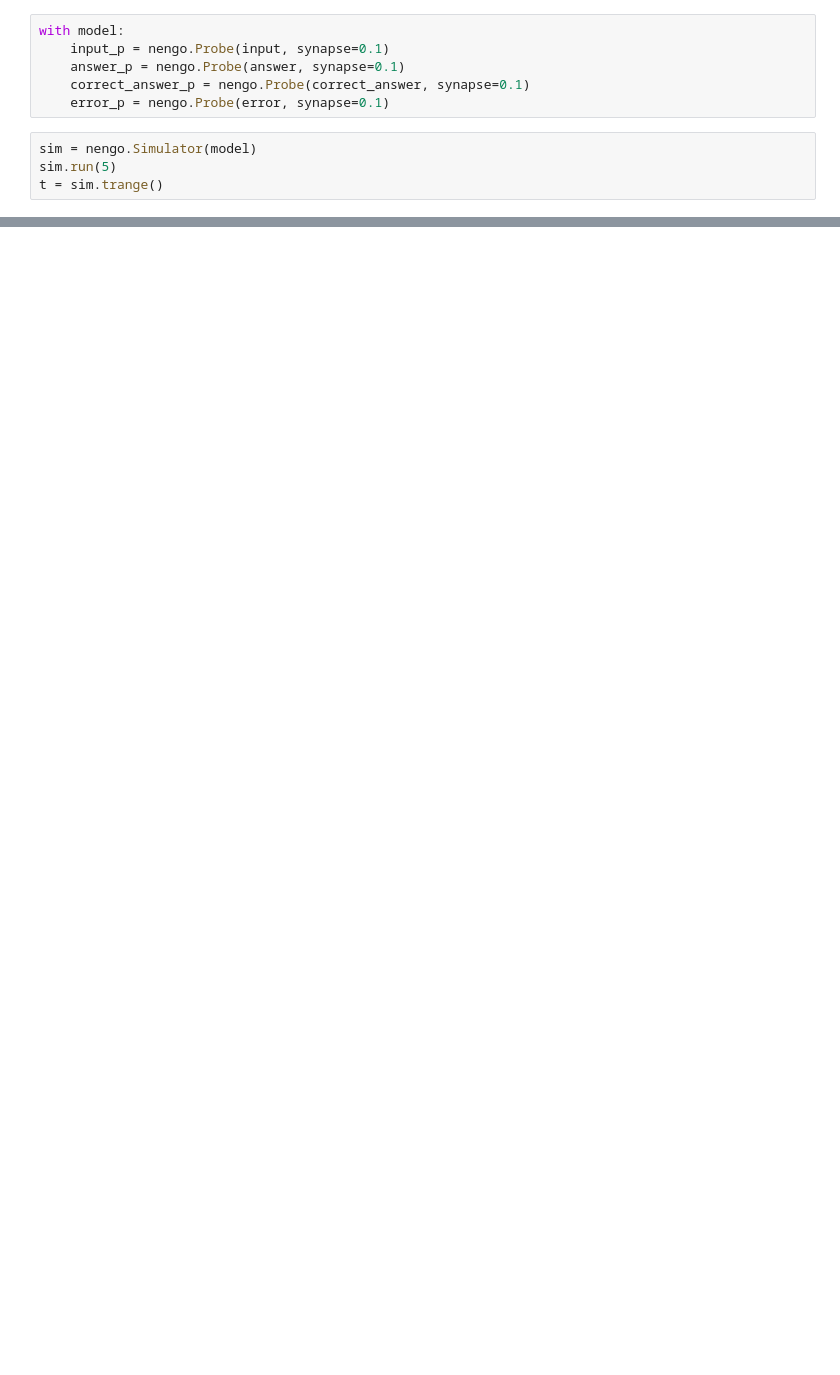
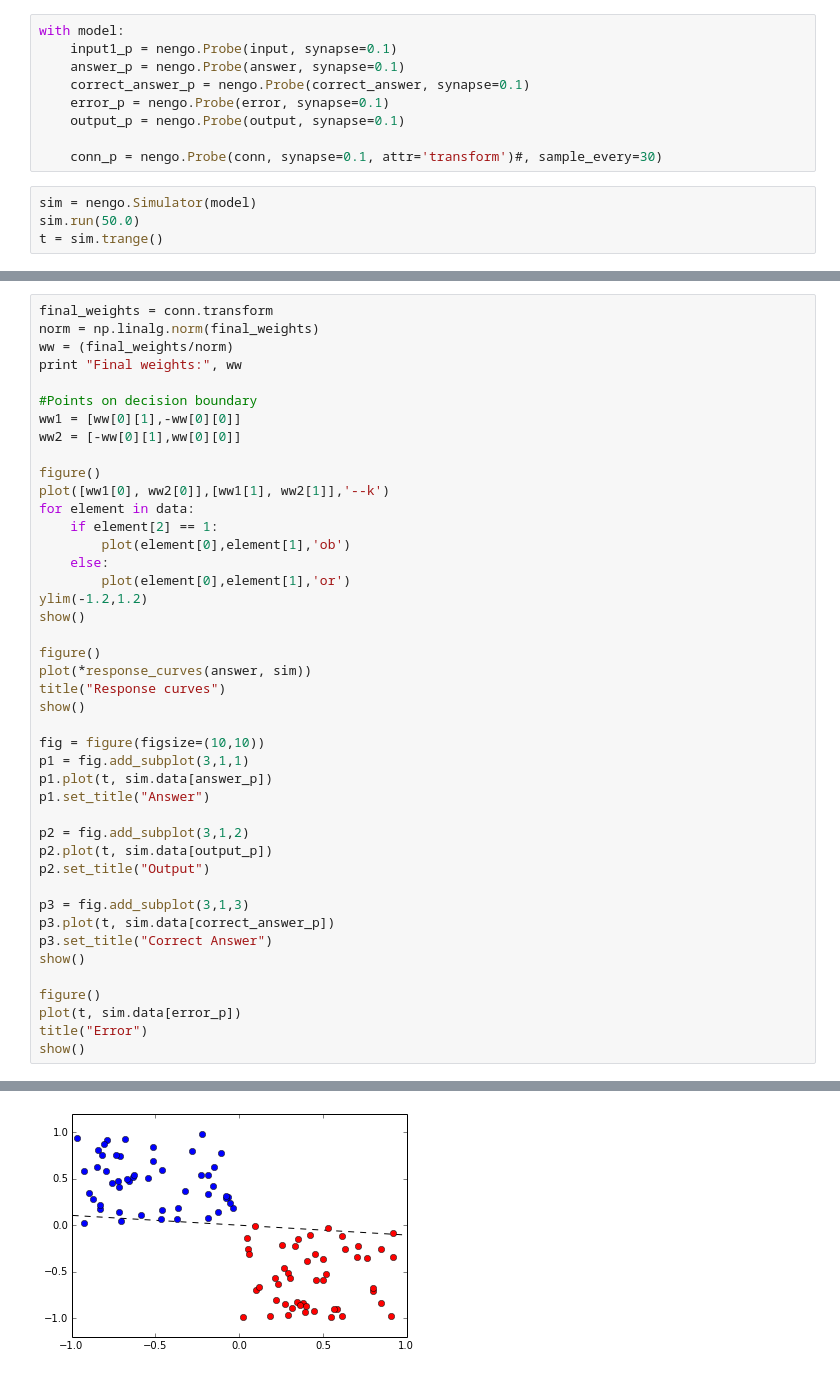
Before and after one commit to s72sue/Neural-Networks, a Jupyter notebook: perceptron.ipynb, the cells around one changed output, grey strips where cells are left out. Drawn from its saved outputs; the diff is of its cells as text; blank space fills up the shorter version.

```diff
--- a/perceptron.ipynb
+++ b/perceptron.ipynb
@@ -126,10 +89,13 @@ Populating the interactive namespace from numpy and matplotlib
 # %%
 with model:
-    input_p = nengo.Probe(input, synapse=0.1)
+    input1_p = nengo.Probe(input, synapse=0.1)
     answer_p = nengo.Probe(answer, synapse=0.1)
     correct_answer_p = nengo.Probe(correct_answer, synapse=0.1)
     error_p = nengo.Probe(error, synapse=0.1)
+    output_p = nengo.Probe(output, synapse=0.1)
+
+    conn_p = nengo.Probe(conn, synapse=0.1, attr='transform')#, sample_every=30)
 # %%
 sim = nengo.Simulator(model)
-sim.run(5)
+sim.run(50.0)
 t = sim.trange()
@@ -162,0 +102,44 @@ title("Error")
+# %%
+final_weights = conn.transform
+norm = np.linalg.norm(final_weights)
+ww = (final_weights/norm)
+print "Final weights:", ww
+
+#Points on decision boundary
+ww1 = [ww[0][1],-ww[0][0]]
+ww2 = [-ww[0][1],ww[0][0]]
+
+figure()
+plot([ww1[0], ww2[0]],[ww1[1], ww2[1]],'--k')
+for element in data:
+    if element[2] == 1:
+        plot(element[0],element[1],'ob')
+    else:
+        plot(element[0],element[1],'or')
+ylim(-1.2,1.2)
+show()
+
+figure()
+plot(*response_curves(answer, sim))
+title("Response curves")
+show()
+
+fig = figure(figsize=(10,10))
+p1 = fig.add_subplot(3,1,1)
+p1.plot(t, sim.data[answer_p])
+p1.set_title("Answer")
+
+p2 = fig.add_subplot(3,1,2)
+p2.plot(t, sim.data[output_p])
+p2.set_title("Output")
+
+p3 = fig.add_subplot(3,1,3)
+p3.plot(t, sim.data[correct_answer_p])
+p3.set_title("Correct Answer")
+show()
+
+figure()
+plot(t, sim.data[error_p])
+title("Error")
+show()
+# %% [output]
@@ -162,0 +147 @@ title("Error")
+[figure, added]
```
Also changed, not shown: parts of 6 cells of this notebook, 2 other files.
